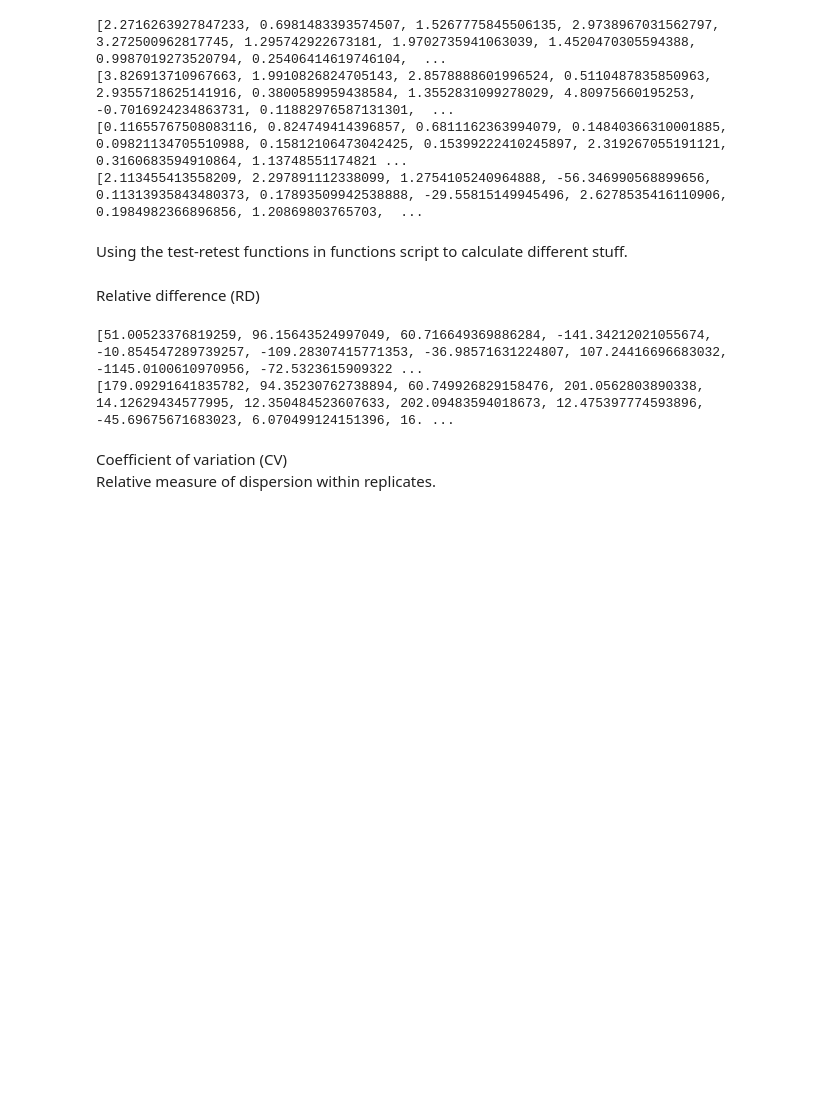
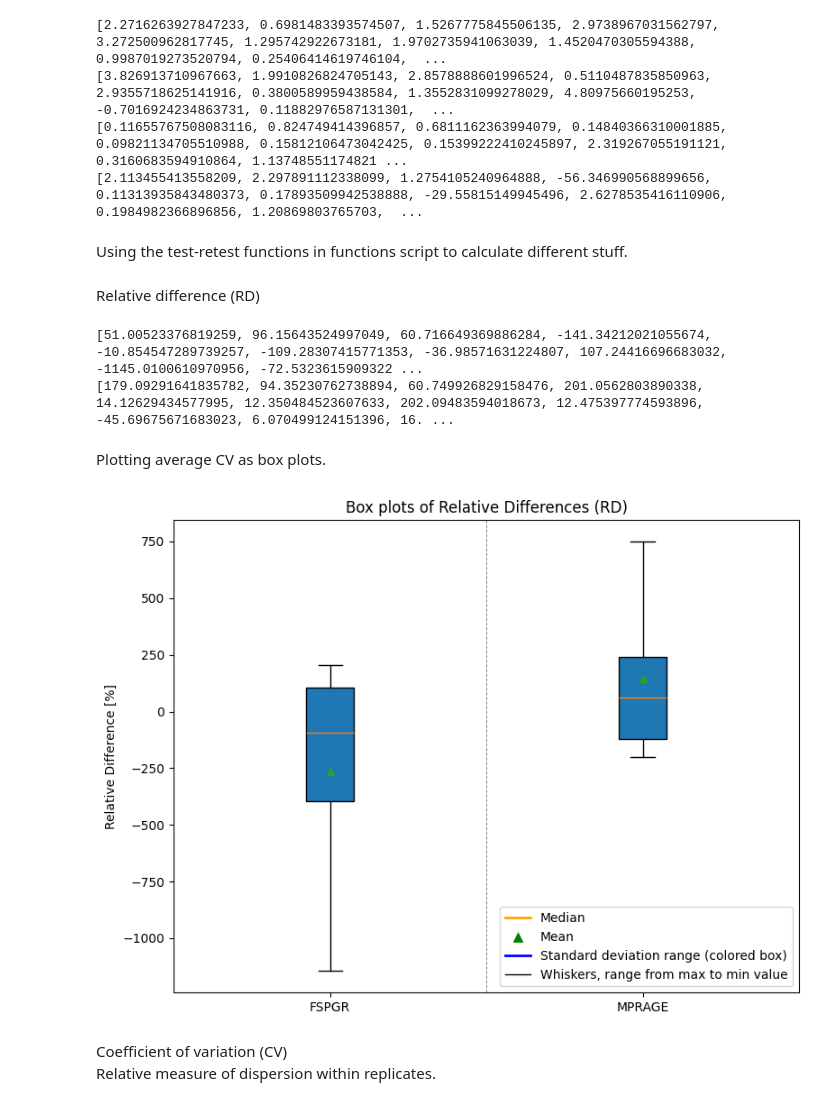
Before and after one commit to Crtox/asymmetryAD, a Jupyter notebook: code/test_retest.ipynb, the cells around one changed output. Saved outputs shown, nothing was run; the diff lists cells and outputs as text; code cells hidden in the pictures; blank space fills up the shorter version.

Commit message:
plots

```diff
--- a/code/test_retest.ipynb
+++ b/code/test_retest.ipynb
@@ -199,6 +199,56 @@ print(RD_mprage)
 # %% [output]
 [51.00523376819259, 96.15643524997049, 60.716649369886284, -141.34212021055674, -10.854547289739257, -109.28307415771353, -36.98571631224807, 107.24416696683032, -1145.0100610970956, -72.5323615909322 ...
 [179.09291641835782, 94.35230762738894, 60.749926829158476, 201.0562803890338, 14.12629434577995, 12.350484523607633, 202.09483594018673, 12.475397774593896, -45.69675671683023, 6.070499124151396, 16. ...
+# %% [markdown]
+Plotting average CV as box plots.
+# %%
+average_RD_fspgr = np.mean(RD_fspgr)
+average_RD_mprage = np.mean(RD_mprage)
+
+std_RD_fspgr = np.std(RD_fspgr)
+std_RD_mprage = np.std(RD_mprage)
+
+max_RD_fspgr = np.amax(RD_fspgr)
+min_RD_fspgr = np.amin(RD_fspgr)
+max_RD_mprage = np.amax(RD_mprage)
+min_RD_mprage = np.amin(RD_mprage)
+# %%
+average_RDs = [average_RD_fspgr, average_RD_mprage]
+std_devs = [std_RD_fspgr, std_RD_mprage]
+min_values = [min_RD_fspgr, min_RD_mprage]
+max_values = [max_RD_fspgr, max_RD_mprage]
+# %%
+fig, ax = plt.subplots(figsize=(8, 6))
+
+# Construct data for the boxplot
+data = [
+    [min_values[0], average_RDs[0] - std_devs[0], average_RDs[0], average_RDs[0] + std_devs[0], max_values[0]],
+    [min_values[1], average_RDs[1] - std_devs[1], average_RDs[1], average_RDs[1] + std_devs[1], max_values[1]]
+]
+# Plotting the box plot
+ax.boxplot(data, vert=True, patch_artist=True, showmeans=True,
+           flierprops=dict(marker='o', color='gray', alpha=0.5))
+
+# Customizing the plot
+ax.set_title('Box plots of Relative Differences (RD)')
+ax.set_ylabel('Relative Difference [%]')
+ax.set_xticklabels(['FSPGR', 'MPRAGE'])  # Customize labels as needed
+ax.axvline(x=1.5, color='gray', linestyle='--', linewidth=0.7)  # Vertical line to separate groups
+
+legend_elements = [
+    plt.Line2D([0], [0], color='orange', lw=2, label='Median'),
+    plt.Line2D([0], [0], marker='^', color='w', markerfacecolor='green', markersize=10, label='Mean'),
+    plt.Line2D([0], [0], color='blue', lw=2, label='Interquartile Range (colored box)'),
+    plt.Line2D([0], [0], color='black', lw=1, label='Whiskers, range from max to min value'),
+]
+
+ax.legend(handles=legend_elements, loc='lower right')
+
+# Display the plot
+plt.tight_layout()
+plt.show()
+# %% [output]
+[figure, added]
 # %% [markdown]
 Coefficient of variation (CV) <br> Relative measure of dispersion within replicates.
 # %%
```
Also changed, not shown: parts of 4 cells of this notebook, 1 other file.
